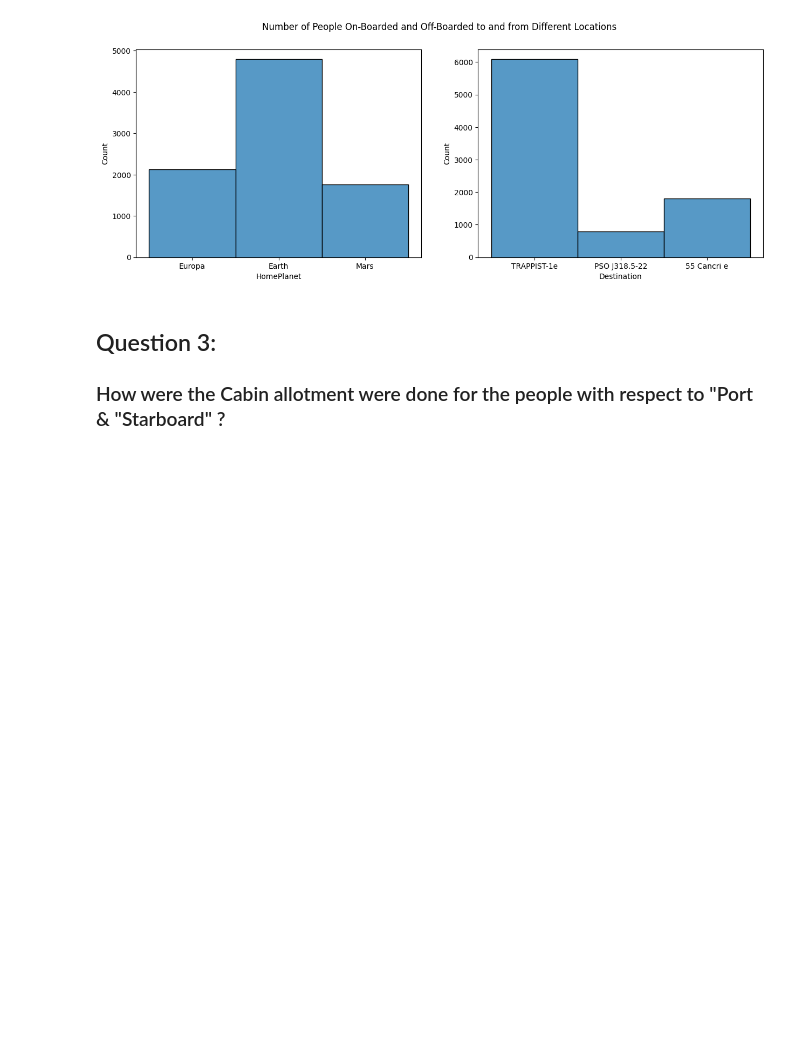
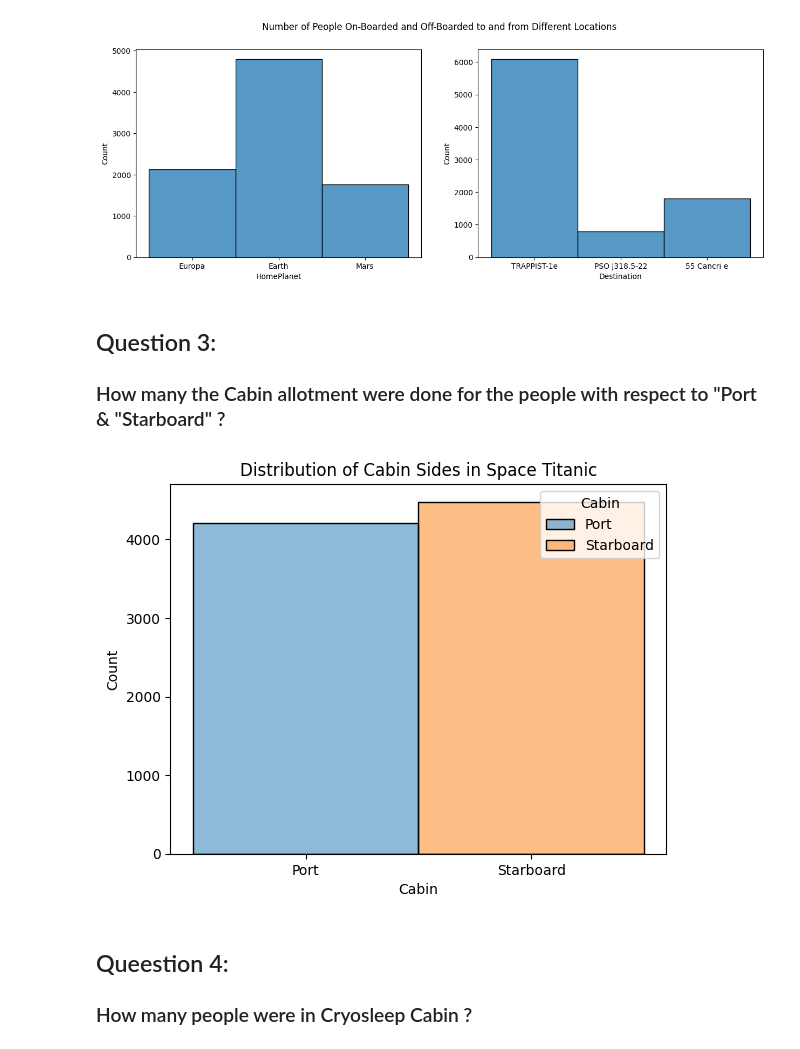
Before and after one commit to meghalagarwal/Space_Titanic_Transport_Prediction, a Jupyter notebook: Clean_Data_EDA.ipynb, the cells around one changed output. Cells and saved outputs as stored; diff of their text form; code cells hidden in the pictures; blank space fills up the shorter version.

Commit message:
Space Titanic EDA

```diff
--- a/Clean_Data_EDA.ipynb
+++ b/Clean_Data_EDA.ipynb
@@ -81,4 +82,14 @@ plt.show()
 # %% [markdown]
 ## Question 3:
 
-### How were the Cabin allotment were done for the people with respect to "Port & "Starboard" ?
+### How many the Cabin allotment were done for the people with respect to "Port & "Starboard" ?
+# %%
+data['Cabin'] = data['Cabin'].map({'P':'Port', 'S':'Starboard'})
+sns.histplot(data, x='Cabin', hue='Cabin').set_title('Distribution of Cabin Sides in Space Titanic')
+plt.savefig('/home/meghal/Personal/Personal Projects/Space Titanic/Images/Distribution of Cabin Sides in Space Titanic.jpg')
+# %% [output]
+[figure, added]
+# %% [markdown]
+## Queestion 4:
+
+### How many people were in Cryosleep Cabin ?
```
Also changed, not shown: parts of 2 cells of this notebook, 2 other files.
